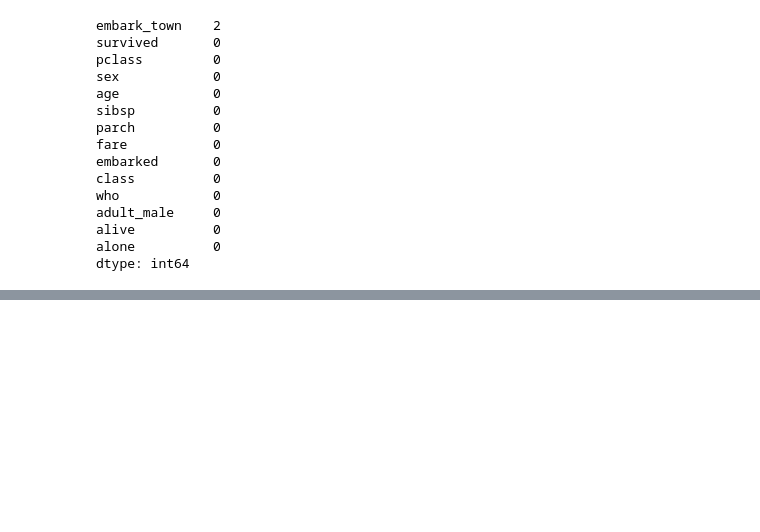
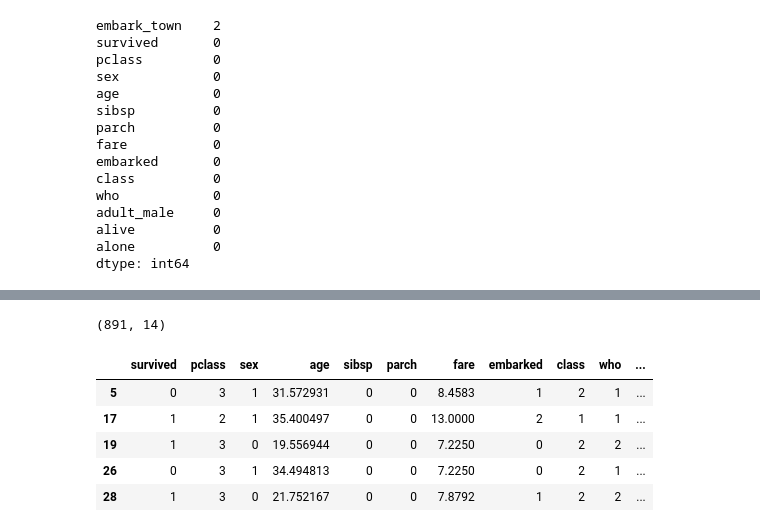
Before and after one commit to bilalmalikx/Machine-learning-Basic-to-Advance, a Jupyter notebook: sacikit-learn/03-missing_values_impute.ipynb, the cells around one changed output, grey strips where cells are left out. Saved outputs shown, nothing was run; the diff lists cells and outputs as text; code cells hidden in the pictures; blank space fills up the shorter version.

```diff
--- a/sacikit-learn/03-missing_values_impute.ipynb
+++ b/sacikit-learn/03-missing_values_impute.ipynb
@@ -106,0 +357,10 @@ dtype: int64
+# %%
+y_pred = r_f_model.predict(df_with_missing.drop(['age'], axis=1))
+# %%
+import warnings
+
+warnings.filterwarnings('ignore')
+
+df_with_missing['age'] = y_pred
+
+df_with_missing.isnull().sum().sort_values(ascending=False)
@@ -106,0 +383,13 @@ dtype: int64
+# %%
+df_complete = pd.concat([df_with_missing, df_without_missing], axis=0)
+print(df_complete.shape)
+
+df_complete.head()
+# %% [output]
+(891, 14)
+|  | survived | pclass | sex | age | sibsp | parch | fare | embarked | class | who | ... |
+| 5 | 0 | 3 | 1 | 31.572931 | 0 | 0 | 8.4583 | 1 | 2 | 1 | ... |
+| 17 | 1 | 2 | 1 | 35.400497 | 0 | 0 | 13.0000 | 2 | 1 | 1 | ... |
+| 19 | 1 | 3 | 0 | 19.556944 | 0 | 0 | 7.2250 | 0 | 2 | 2 | ... |
+| 26 | 0 | 3 | 1 | 34.494813 | 0 | 0 | 7.2250 | 0 | 2 | 1 | ... |
+| 28 | 1 | 3 | 0 | 21.752167 | 0 | 0 | 7.8792 | 1 | 2 | 2 | ... |
```
Also changed, not shown: parts of 20 cells of this notebook, 2 other files.
